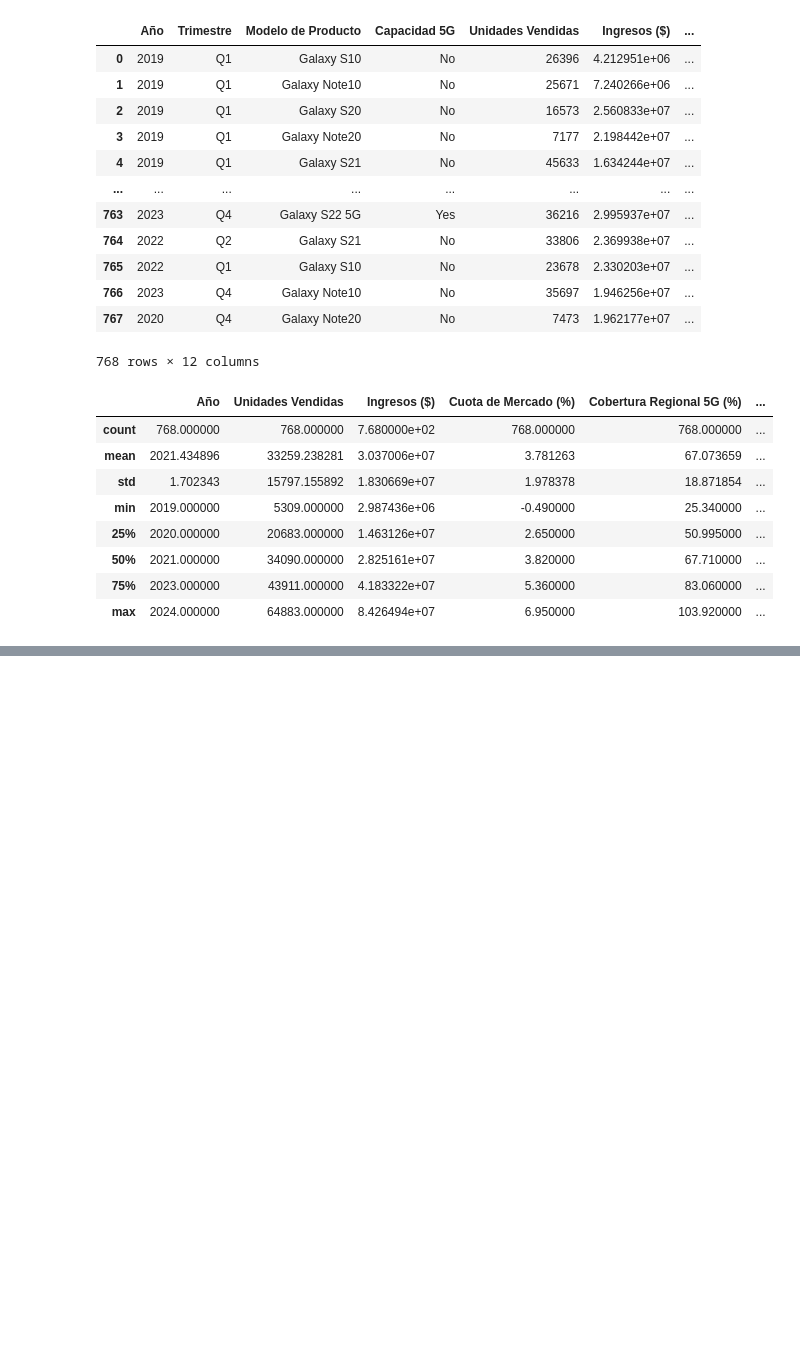
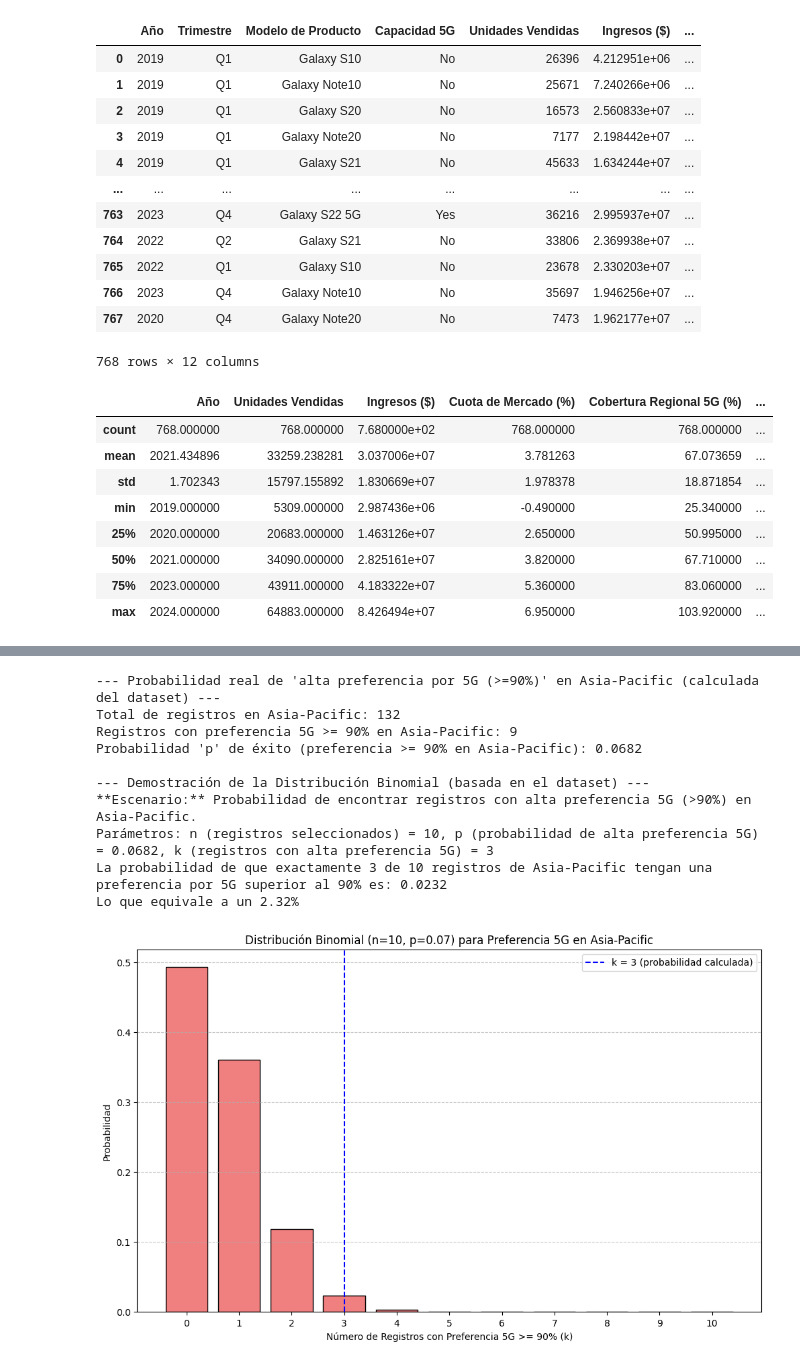
Before and after one commit to michel-j-j/analisis-datos-samsung, a Jupyter notebook: Mate3.ipynb, the cells around one changed output, grey strips where cells are left out. Drawn from its saved outputs; the diff is of its cells as text; code cells hidden in the pictures; blank space fills up the shorter version.

```diff
--- a/Mate3.ipynb
+++ b/Mate3.ipynb
@@ -44,0 +461,63 @@ TypeError: 'module' object is not callable
+# %%
+# --- Calcular la probabilidad 'p' de éxito directamente del dataset ---
+# Filtrar los datos para la región "Asia-Pacific"
+df_asia_pacific = df[df['Region'] == 'Asia-Pacific']
+
+# Contar el número de registros en Asia-Pacific con preferencia 5G >= 90%
+preferencia_alta_5g_asia_pacific = df_asia_pacific[df_asia_pacific['Preferencia por 5G (%)'] >= 90]
+num_registros_alta_preferencia = len(preferencia_alta_5g_asia_pacific)
+
+# Contar el total de registros en Asia-Pacific
+total_registros_asia_pacific = len(df_asia_pacific)
+
+# Calcular la probabilidad 'p' de éxito
+if total_registros_asia_pacific > 0:
+    p_exito_real = num_registros_alta_preferencia / total_registros_asia_pacific
+else:
+    p_exito_real = 0 # Evitar división por cero si no hay datos de Asia-Pacific
+print(f"\n--- Probabilidad real de 'alta preferencia por 5G (>=90%)' en Asia-Pacific (calculada del dataset) ---")
+print(f"Total de registros en Asia-Pacific: {total_registros_asia_pacific}")
+print(f"Registros con preferencia 5G >= 90% en Asia-Pacific: {num_registros_alta_preferencia}")
+print(f"Probabilidad 'p' de éxito (preferencia >= 90% en Asia-Pacific): {p_exito_real:.4f}")
+
+
+# --- Parámetros para la Distribución Binomial ---
+n_ensayos_binomial = 10    # Número total de registros (ventas) seleccionados
+k_exitos_binomial = 3      # Número exacto de 'éxitos' que queremos calcular
+
+# --- Cálculo de la Probabilidad Usando SciPy (binom.pmf) ---
+probabilidad_binomial = binom.pmf(k_exitos_binomial, n_ensayos_binomial, p_exito_real)
+
+print(f"\n--- Demostración de la Distribución Binomial (basada en el dataset) ---")
+print(f"**Escenario:** Probabilidad de encontrar registros con alta preferencia 5G (>90%) en Asia-Pacific.")
+print(f"Parámetros: n (registros seleccionados) = {n_ensayos_binomial}, p (probabilidad de alta preferencia 5G) = {p_exito_real:.4f}, k (registros con alta preferencia 5G) = {k_exitos_binomial}")
+print(f"La probabilidad de que exactamente {k_exitos_binomial} de {n_ensayos_binomial} registros de Asia-Pacific tengan una preferencia por 5G superior al 90% es: {probabilidad_binomial:.4f}")
+print(f"Lo que equivale a un {probabilidad_binomial * 100:.2f}%")
+
+# --- Visualización de la Distribución Binomial ---
+# Calcular las probabilidades para diferentes números de éxitos (de 0 a n_ensayos_binomial)
+x_valores_binomial = np.arange(0, n_ensayos_binomial + 1)
+pmf_valores_binomial = binom.pmf(x_valores_binomial, n_ensayos_binomial, p_exito_real)
+
+plt.figure(figsize=(12, 7))
+plt.bar(x_valores_binomial, pmf_valores_binomial, color='lightcoral', edgecolor='black')
+plt.axvline(x=k_exitos_binomial, color='blue', linestyle='--', label=f'k = {k_exitos_binomial} (probabilidad calculada)')
+plt.title(f'Distribución Binomial (n={n_ensayos_binomial}, p={p_exito_real:.2f}) para Preferencia 5G en Asia-Pacific')
+plt.xlabel('Número de Registros con Preferencia 5G >= 90% (k)')
+plt.ylabel('Probabilidad')
+plt.xticks(x_valores_binomial)
+plt.grid(axis='y', linestyle='--', alpha=0.7)
+plt.legend()
+plt.show()
+# %% [output]
+--- Probabilidad real de 'alta preferencia por 5G (>=90%)' en Asia-Pacific (calculada del dataset) ---
+Total de registros en Asia-Pacific: 132
+Registros con preferencia 5G >= 90% en Asia-Pacific: 9
+Probabilidad 'p' de éxito (preferencia >= 90% en Asia-Pacific): 0.0682
+
+--- Demostración de la Distribución Binomial (basada en el dataset) ---
+**Escenario:** Probabilidad de encontrar registros con alta preferencia 5G (>90%) en Asia-Pacific.
+Parámetros: n (registros seleccionados) = 10, p (probabilidad de alta preferencia 5G) = 0.0682, k (registros con alta preferencia 5G) = 3
+La probabilidad de que exactamente 3 de 10 registros de Asia-Pacific tengan una preferencia por 5G superior al 90% es: 0.0232
+Lo que equivale a un 2.32%
+[figure, added]
```
Also changed, not shown: parts of 5 cells of this notebook, 3 other files.
